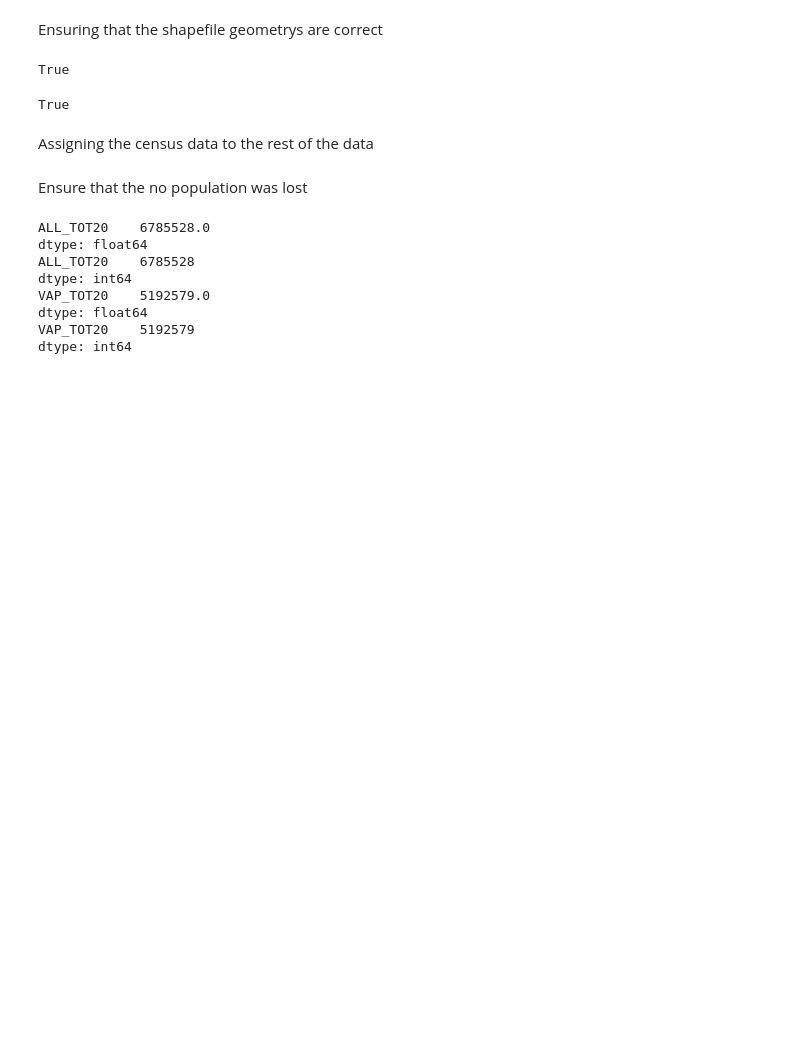
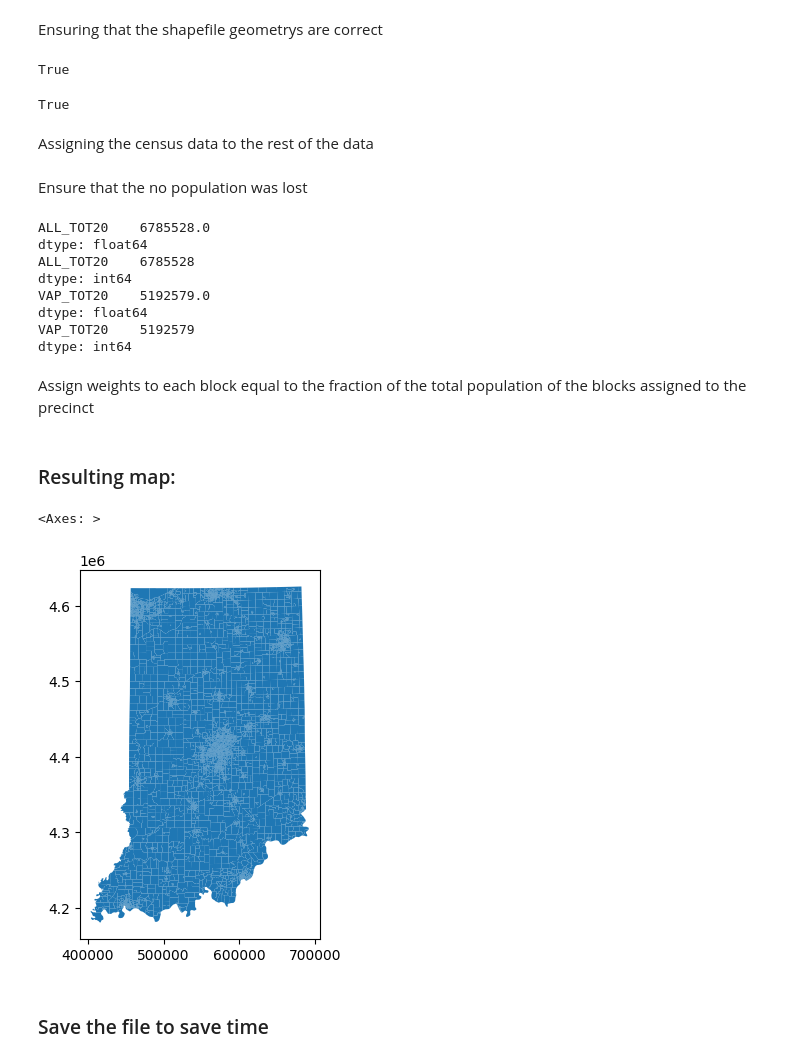
Before and after one commit to daikroh/Indiana-AI-Redistricting, a Jupyter notebook: ShapeFileCleaning.ipynb, the cells around one changed output. Saved outputs shown, nothing was run; the diff lists cells and outputs as text; code cells hidden in the pictures; blank space fills up the shorter version.

```diff
--- a/ShapeFileCleaning.ipynb
+++ b/ShapeFileCleaning.ipynb
@@ -301,3 +323,21 @@ VAP_TOT20    5192579.0
 dtype: float64
 VAP_TOT20    5192579
 dtype: int64
+# %% [markdown]
+Assign weights to each block equal to the fraction of the total population of the blocks assigned to the precinct
+# %%
+vweights2020 = vap_Blocks_df["VAP_TOT20"] / vap_to_precincts.map(vap_Blocks_df["VAP_TOT20"].groupby(vap_to_precincts).sum())
+vweights2020 = vweights2020.fillna(0)
+
+elec_col = ["PRES20D", "PRES20R"]
+vprorated = maup.prorate(vap_to_precincts, precincts_df[elec_col], vweights2020)
+precincts_df[elec_col] = vprorated
+# %% [markdown]
+### Resulting map:
+# %%
+precincts_df.plot()
+# %% [output]
+<Axes: >
+[figure, added]
+# %% [markdown]
+### Save the file to save time
```
Also changed, not shown: parts of 3 cells of this notebook.
